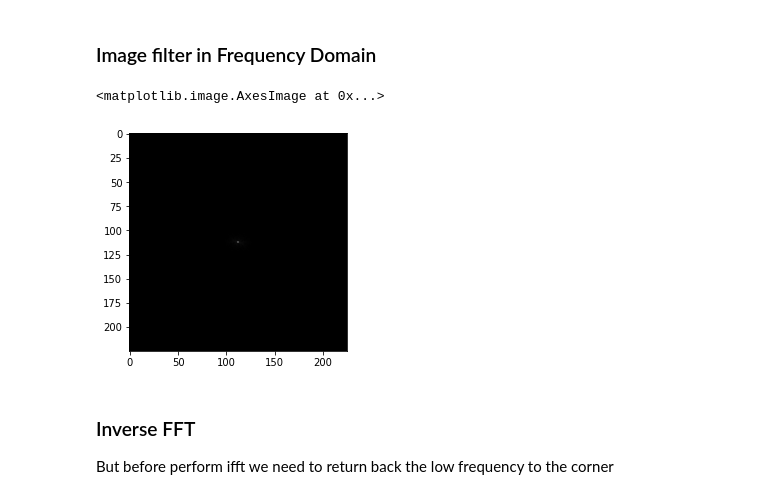
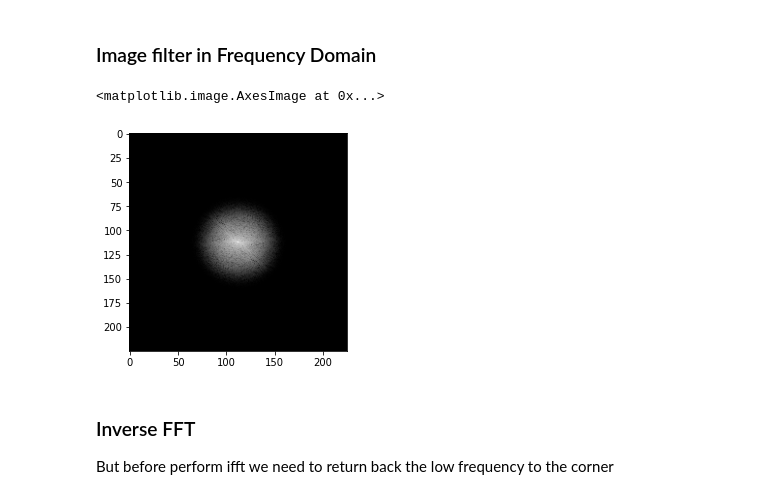
Before and after one commit to Nahid-Hassan/cseru-labs, a Jupyter notebook: image-processing/experiments/Gaussian-filter-in-frequency-domain/Frequency Domain Filter - Gaussian Filter.ipynb, the cells around one changed output. Drawn from its saved outputs; the diff is of its cells as text; code cells hidden in the pictures.

```diff
--- a/image-processing/experiments/Gaussian-filter-in-frequency-domain/Frequency Domain Filter - Gaussian Filter.ipynb
+++ b/image-processing/experiments/Gaussian-filter-in-frequency-domain/Frequency Domain Filter - Gaussian Filter.ipynb
@@ -95,11 +95,11 @@ plt.imshow(H, cmap='gray')
 # %%
 G_shifted = frequency_domain_shifted * H
 # %%
-G_shifted_abs = np.abs(G_shifted)
+G_shifted_abs = np.log1p(np.abs(G_shifted))
 plt.imshow(G_shifted_abs, cmap='gray')
 # %% [output]
 <matplotlib.image.AxesImage at 0x...>
-[figure, old version]
+[figure, new version]
 # %% [markdown]
 ### Inverse FFT
 
```
Also changed, not shown: parts of 4 cells of this notebook, 8 other files.
